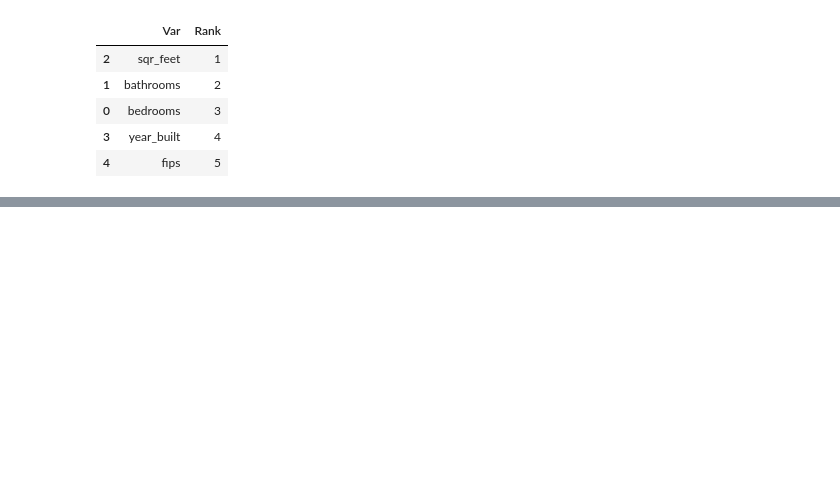
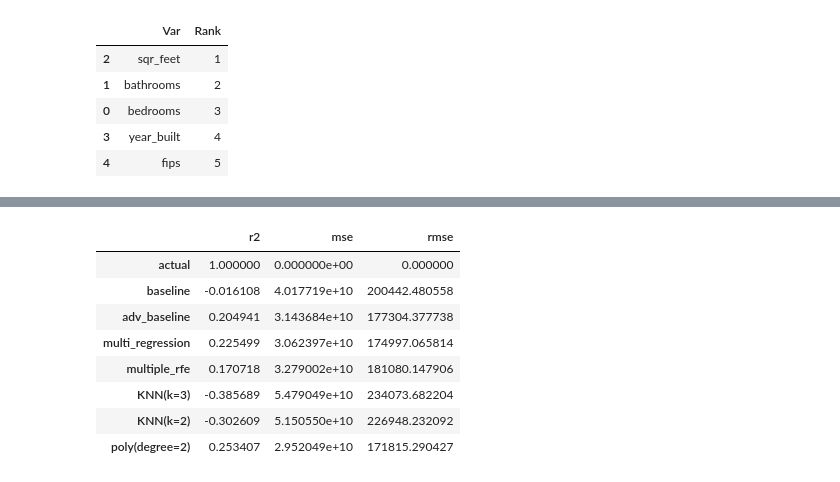
Before and after one commit to BraedenWright/regression-project, a Jupyter notebook: zillow_workbook.ipynb, the cells around one changed output, grey strips where cells are left out. Cells and saved outputs as stored; diff of their text form; code cells hidden in the pictures; blank space fills up the shorter version.

```diff
--- a/zillow_workbook.ipynb
+++ b/zillow_workbook.ipynb
@@ -234,0 +370,20 @@ NameError: name 'LogisticRegression' is not defined
+# %%
+# Polynomial (degree=2)
+# keep it at 2 degree to prevent overfitting
+poly = sklearn.preprocessing.PolynomialFeatures(degree=2, include_bias=False,  interaction_only=False)
+
+# train
+poly.fit(x_train)
+
+x_train_poly = pd.DataFrame(poly.transform(x_train),
+    columns=poly.get_feature_names(x_train.columns),
+    index=train.index,
+)
+
+# validate
+x_validate_poly = pd.DataFrame(poly.transform(x_validate),
+    columns=poly.get_feature_names(x_validate.columns),
+    index=validate.index,
+)
+
+x_train_poly.head(2)
@@ -234,0 +394,11 @@ NameError: name 'LogisticRegression' is not defined
+# %%
+# add it to our list
+
+model = sklearn.linear_model.LinearRegression()
+
+# train
+model.fit(x_train_poly, y_train)
+predictions['poly(degree=2)'] = model.predict(x_train_poly)
+
+# validate
+validate_predictions['poly(degree=2)_validate'] = model.predict(x_validate_poly)
@@ -234,0 +411,18 @@ NameError: name 'LogisticRegression' is not defined
+# %%
+# Compare how these models work on the train sample
+pd.concat([
+    predictions.apply(lambda col: r2_score(predictions.actual, col)).rename('r2'),
+    predictions.apply(lambda col: mean_squared_error(predictions.actual, col)).rename('mse'),
+], axis=1).assign(
+    rmse=lambda df: df.mse.apply(math.sqrt)
+)
+# %% [output]
+|  | r2 | mse | rmse |
+| actual | 1.000000 | 0.000000e+00 | 0.000000 |
+| baseline | -0.016108 | 4.017719e+10 | 200442.480558 |
+| adv_baseline | 0.204941 | 3.143684e+10 | 177304.377738 |
+| multi_regression | 0.225499 | 3.062397e+10 | 174997.065814 |
+| multiple_rfe | 0.170718 | 3.279002e+10 | 181080.147906 |
+| KNN(k=3) | -0.385689 | 5.479049e+10 | 234073.682204 |
+| KNN(k=2) | -0.302609 | 5.150550e+10 | 226948.232092 |
+| poly(degree=2) | 0.253407 | 2.952049e+10 | 171815.290427 |
```
Also changed, not shown: parts of 41 cells of this notebook, 3 other files.
